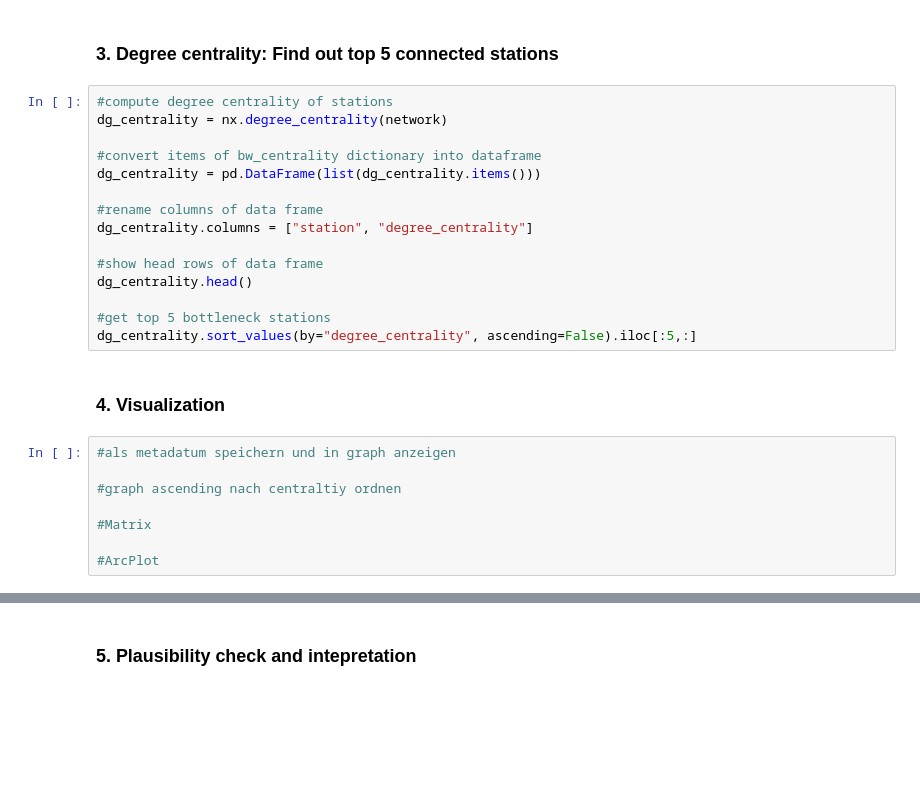
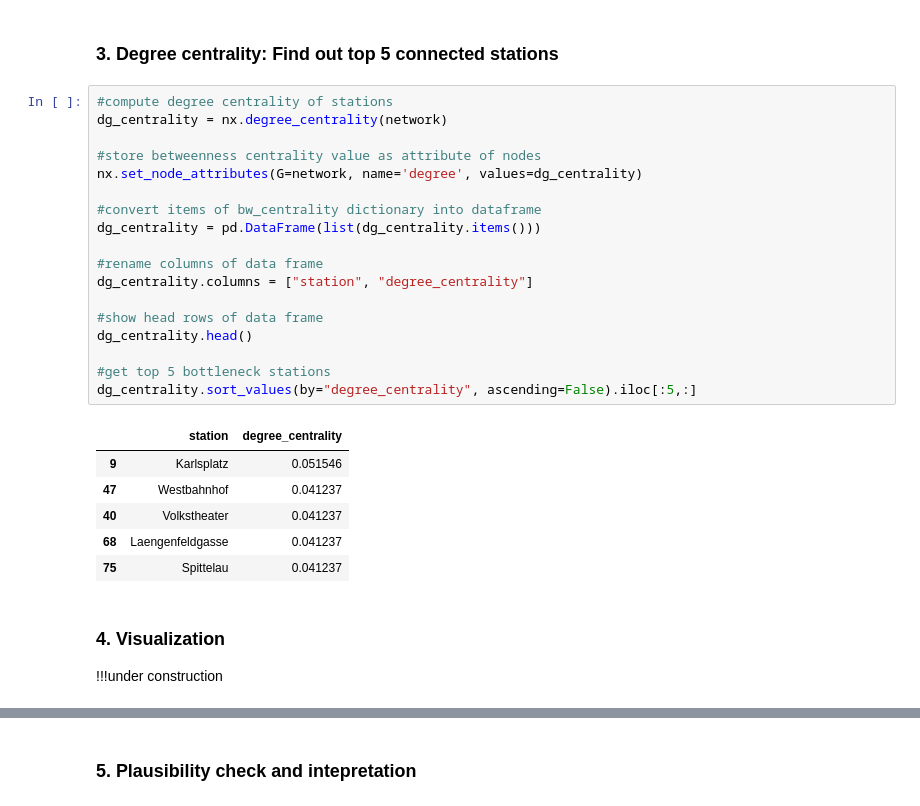
Before and after one commit to MagdalenaDeschner/Network-Analysis-Important-stations-of-public-transportation-net, a Jupyter notebook: notebook.ipynb, the cells around one changed output, grey strips where cells are left out. Cells and saved outputs as stored; diff of their text form; blank space fills up the shorter version.

```diff
--- a/notebook.ipynb
+++ b/notebook.ipynb
@@ -53,25 +74,28 @@ bw_centrality.sort_values(by="betweenness_centrality", ascending=False).iloc[:5,
 # %%
 #compute degree centrality of stations
 dg_centrality = nx.degree_centrality(network)
+
+#store betweenness centrality value as attribute of nodes
+nx.set_node_attributes(G=network, name='degree', values=dg_centrality)
 
 #convert items of bw_centrality dictionary into dataframe
 dg_centrality = pd.DataFrame(list(dg_centrality.items()))
 
 #rename columns of data frame
 dg_centrality.columns = ["station", "degree_centrality"]
 
 #show head rows of data frame
 dg_centrality.head()
 
 #get top 5 bottleneck stations
 dg_centrality.sort_values(by="degree_centrality", ascending=False).iloc[:5,:]
+# %% [output]
+|  | station | degree_centrality |
+| 9 | Karlsplatz | 0.051546 |
+| 47 | Westbahnhof | 0.041237 |
+| 40 | Volkstheater | 0.041237 |
+| 68 | Laengenfeldgasse | 0.041237 |
+| 75 | Spittelau | 0.041237 |
 # %% [markdown]
 ### 4. Visualization
+!!!under construction
-# %%
-#als metadatum speichern und in graph anzeigen
-
-#graph ascending nach centraltiy ordnen
-
-#Matrix
-
-#ArcPlot
```
Also changed, not shown: parts of 5 cells of this notebook.
